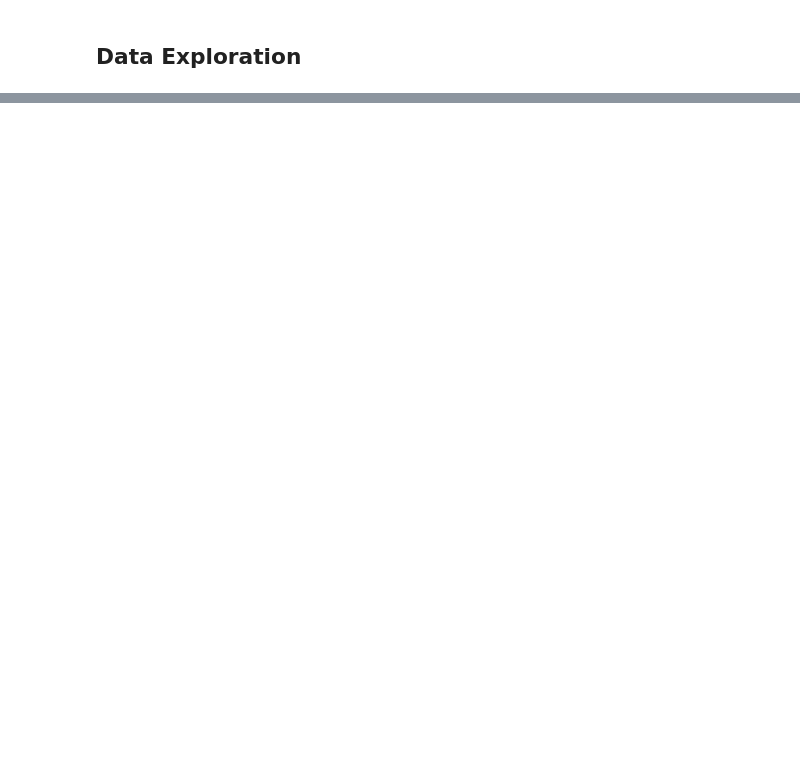
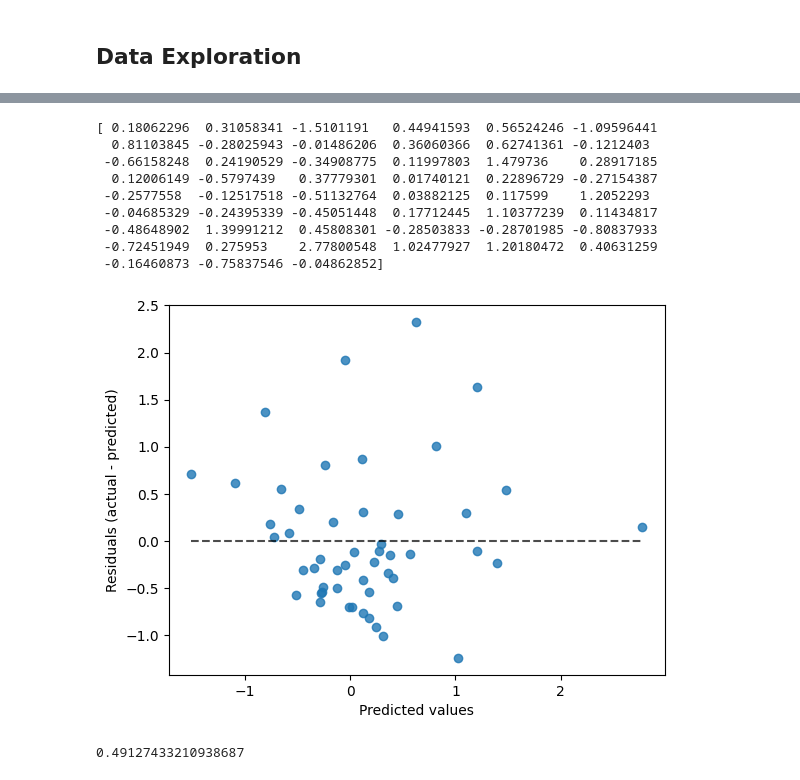
Before and after one commit to jameshlms/dtsc-2302-final-project, a Jupyter notebook: final-regression.ipynb, the cells around one changed output, grey strips where cells are left out. Cells and saved outputs as stored; diff of their text form; code cells hidden in the pictures; blank space fills up the shorter version.

```diff
--- a/final-regression.ipynb
+++ b/final-regression.ipynb
@@ -141,13 +110,13 @@ df
 # Just a code snippet to filter the columns based on the most recent time they were measured
 
 var_prefix: str = ""
-prev_col = None
-usecols = []
+prev_col: str = ""
+usecols: List[str] = []
 for col in df.columns:
     if len(split := col.split("-")) != 2 and not split[1].isnumeric():
         continue
 
-    prefix = split[0]
+    prefix: str = split[0].strip()
 
     if var_prefix != prefix and prev_col:
         usecols.append(prev_col)
@@ -175,3 +144,16 @@ df
 | 475 | 0.282897 | 2.033762 | 0.987824 | -0.679289 | -0.681874 | ... |
 | 476 | 0.839945 | -0.993741 | 2.244415 | 2.234637 | 3.701338 | ... |
 463 rows × 81 columns
+# %%
+df = df.drop(
+    columns=[
+        "Violent_Crime_Rate-2022",
+        "Property_Crime_Rate-2022",
+        "Disorder_Call_Rate-2022",
+        "Animal_Control_Call_Rate-2022",
+        "Public_Nutrition_Assistance-2023",
+    ],
+)
+# %%
+df.dropna(inplace=True)
+df
@@ -179,0 +187,8 @@ df
+# %%
+X = df[df.columns[30:50]]
+X = sm.add_constant(X)
+y = df["Home_Sale_Price-2023"]
+
+X_trn, y_trn, X_vld, y_vld, X_tst, y_tst = trn_vld_tst_split(X, y, 0.6)
+
+print([split.shape for split in [X_trn, y_trn, X_vld, y_vld, X_tst, y_tst]])
@@ -179,0 +219,22 @@ df
+# %%
+lin_reg = lin_model.LinearRegression().fit(X_trn, y_trn)
+y_hat = lin_reg.predict(X_trn)
+
+print(y_hat)
+
+mets.PredictionErrorDisplay.from_predictions(y_trn, y_hat)
+plt.show()
+
+print(mets.r2_score(y_trn, y_hat))
+# %% [output]
+[ 0.18062296  0.31058341 -1.5101191   0.44941593  0.56524246 -1.09596441
+  0.81103845 -0.28025943 -0.01486206  0.36060366  0.62741361 -0.1212403
+ -0.66158248  0.24190529 -0.34908775  0.11997803  1.479736    0.28917185
+  0.12006149 -0.5797439   0.37779301  0.01740121  0.22896729 -0.27154387
+ -0.2577558  -0.12517518 -0.51132764  0.03882125  0.117599    1.2052293
+ -0.04685329 -0.24395339 -0.45051448  0.17712445  1.10377239  0.11434817
+ -0.48648902  1.39991212  0.45808301 -0.28503833 -0.28701985 -0.80837933
+ -0.72451949  0.275953    2.77800548  1.02477927  1.20180472  0.40631259
+ -0.16460873 -0.75837546 -0.04862852]
+[figure, added]
+0.49127433210938687
```
Also changed, not shown: parts of 12 cells of this notebook, 2 other files.
